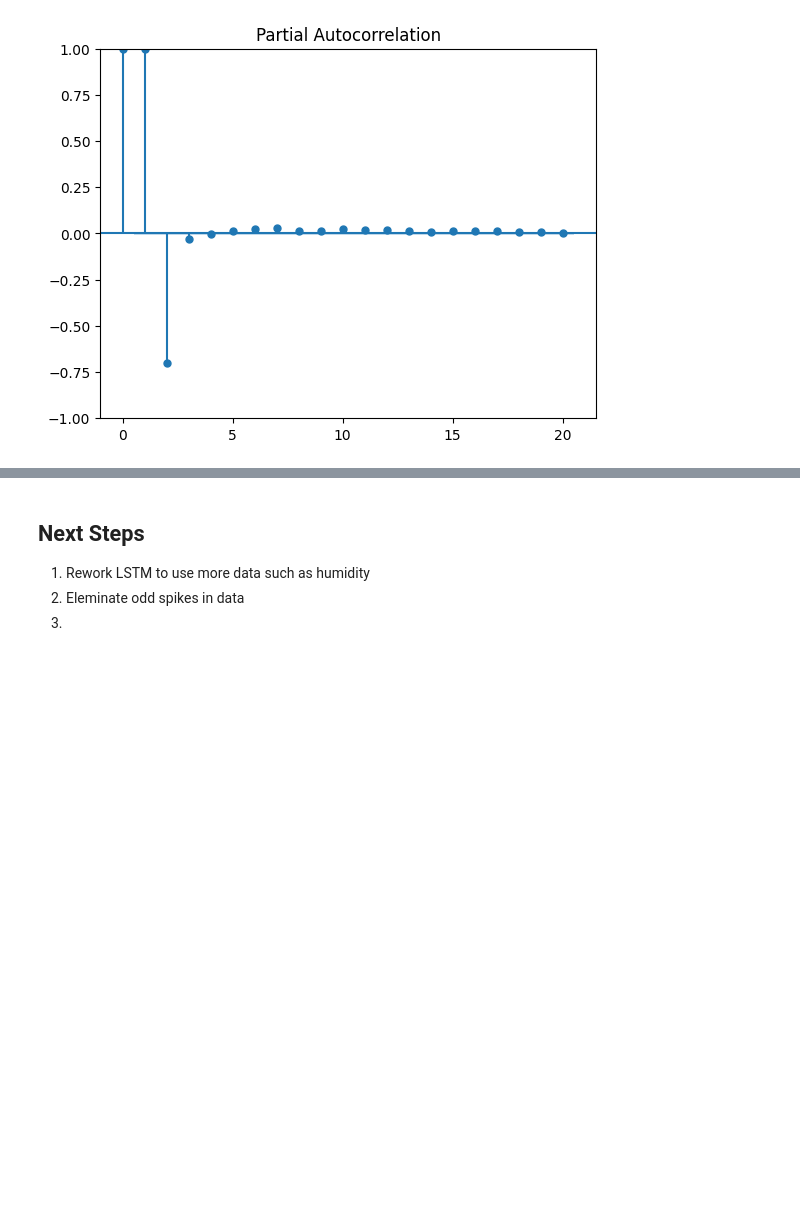
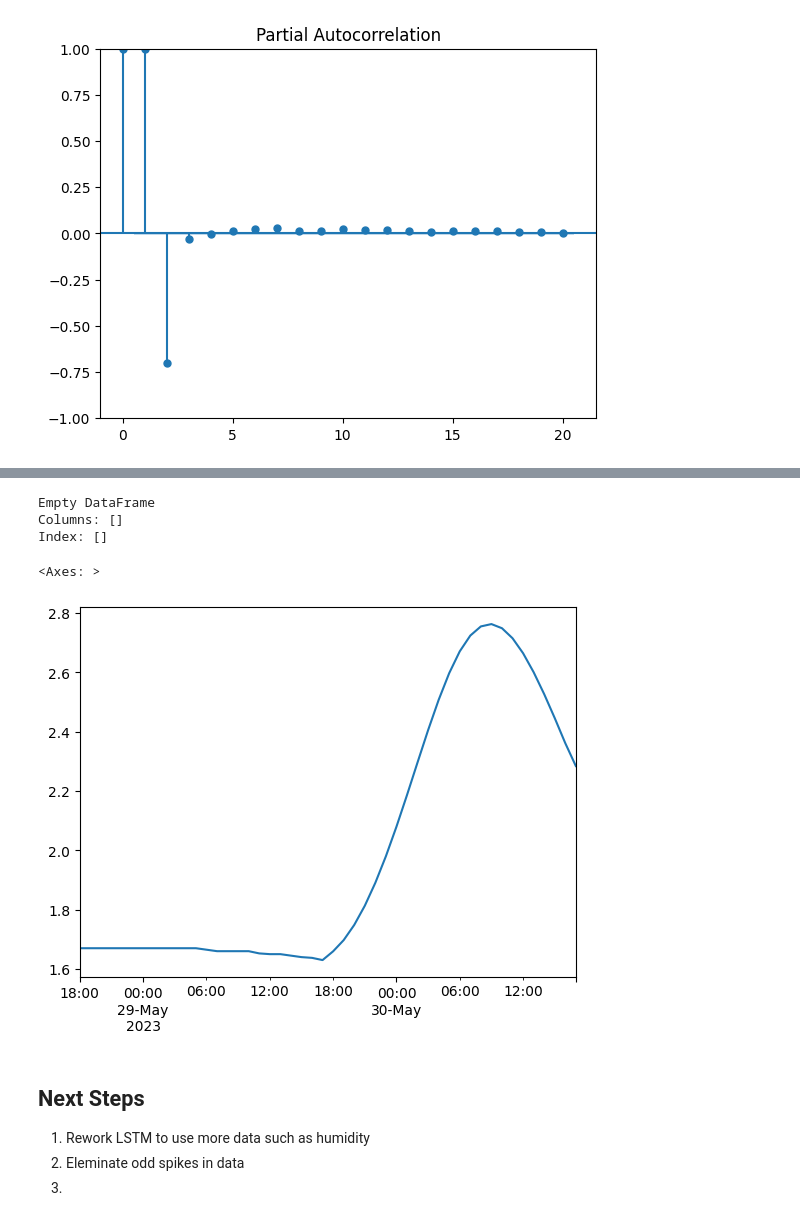
Before and after one commit to teenageknight/water-level-predictive-model, a Jupyter notebook: main.ipynb, the cells around one changed output, grey strips where cells are left out. Saved outputs shown, nothing was run; the diff lists cells and outputs as text; code cells hidden in the pictures; blank space fills up the shorter version.

Commit message:
Progress on lstm

```diff
--- a/main.ipynb
+++ b/main.ipynb
@@ -211,3 +225,77 @@ R^2: 0.9240216887963437
+# %%
+# Predict 24 hours into the future
+prediction_time = 24
+
+# Get the last 24 hours of data. It has to be 24 becuase the sequence length is 24
+last_24_hours = data.tail(24)
+
+# Import the prediction data
+next_week = pd.read_csv('./data/prediction.csv', parse_dates=['date'], index_col='date')
+
+# Step should just be the next date (ie row in dataframe)
+def forcast_one_step(model, sequence, step):
+    # Scale the data
+    last_24_hours_water = water_scaler.transform(sequence['water'].values.reshape(-1, 1))
+    last_24_hours_rain = sequence['rain'].copy()
+    last_24_hours_rain = last_24_hours_rain.drop(last_24_hours_rain.head(1).index)
+
+    last_24_hours_rain[step.index.tolist()[0]] = step['rain']
+    last_24_hours_rain = rain_scaler.transform(sequence['rain'].values.reshape(-1, 1))
+
+    combined = np.column_stack((last_24_hours_water, last_24_hours_rain))
+
+    combined = combined.reshape(1, combined.shape[0], combined.shape[1])
+
+    predicted = model.predict(combined, verbose=0)
+    predicted = water_scaler.inverse_transform(predicted)
+
+    # Return the predicted value
+    return predicted[0]
+
+
+def forcast_water_level_lstm(model, last_24_hours, next_week, prediction_time):
+    next_week_copy = next_week.copy()
+    last_24_hours_copy = last_24_hours.copy()
+    prediction_df = pd.DataFrame()
+    print(prediction_df)
+    for t in range(prediction_time):
+        # Get the next step
+        step = next_week_copy.head(1)
+
+        # Drop the head off the next weeks data so we dont use it the next loop
+        next_week_copy.drop(next_week_copy.head(1).index, inplace=True)
+
+        # Forcast the water level at that value
+        predicted_value = forcast_one_step(model, last_24_hours_copy, step)
+        # print('predicted_value', predicted_value)
+
+        # Remove the oldest row of the data so that we can add in new predicted value
+        last_24_hours_copy.drop(last_24_hours_copy.head(1).index, inplace=True)
+
+        # Create new dataframe with the predicted value, water level and datetime
+        new_df = pd.DataFrame({'date': step.index.tolist()[0], 'water': predicted_value[0], 'rain': step['rain'].tolist()[0]}, columns=['rain', 'water'], index=[step.index.tolist()[0]])
+
+        # Combine
+        last_24_hours_copy = pd.concat([last_24_hours_copy, new_df], ignore_index=True)
+
+        # Update the prediction dataframe
+        prediction_df = pd.concat([prediction_df, pd.DataFrame({'date': step.index.tolist()[0], 'water': predicted_value[0], 'rain': step['rain'].tolist()[0]}, columns=['water', 'rain'], index=[step.index.tolist()[0]])])
+
+
+    # Return the predicted values
+    return prediction_df
+
+predicted_values2 = forcast_water_level_lstm(model, last_24_hours, next_week, prediction_time)
+
+predicted_values3 = pd.concat([last_24_hours, predicted_values2])
+predicted_values3['water'].plot()
+# print(predicted_values2)
+# %% [output]
+Empty DataFrame
+Columns: []
+Index: []
+<Axes: >
+[figure, added]
 # %% [markdown]
 ## Next Steps
 1. Rework LSTM to use more data such as humidity
```
Also changed, not shown: parts of 3 cells of this notebook.
